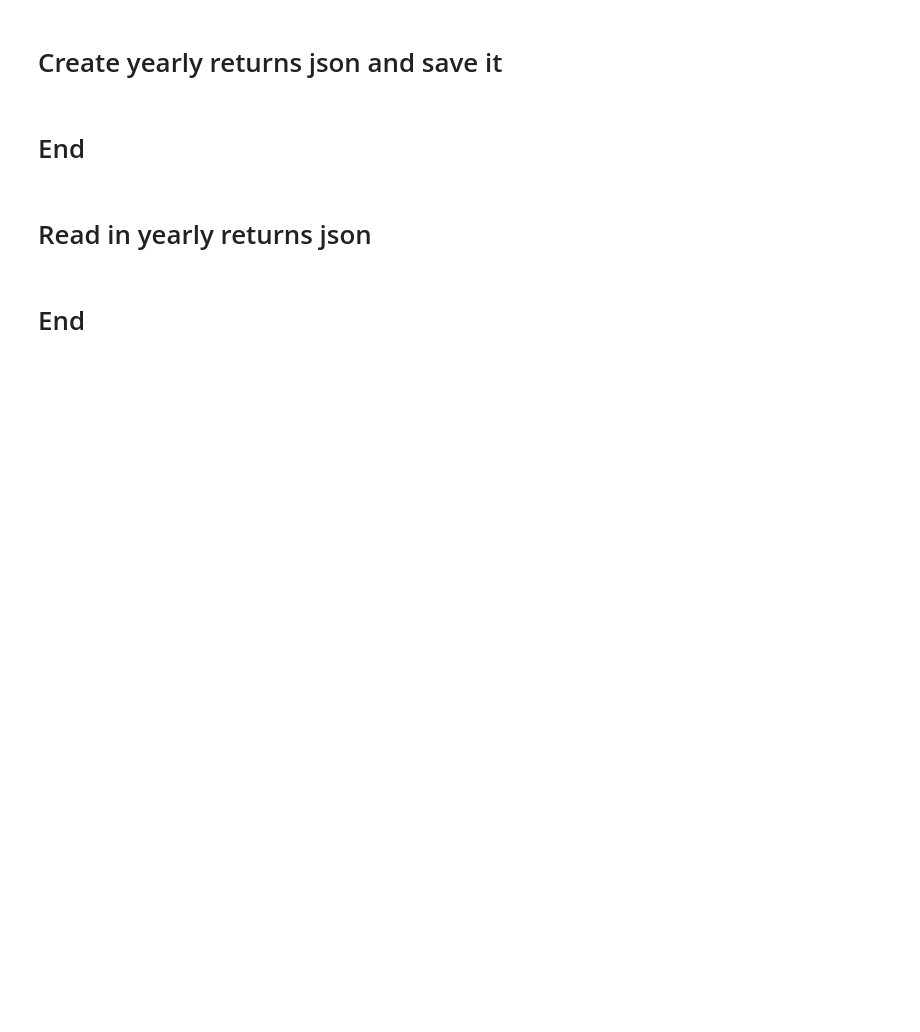
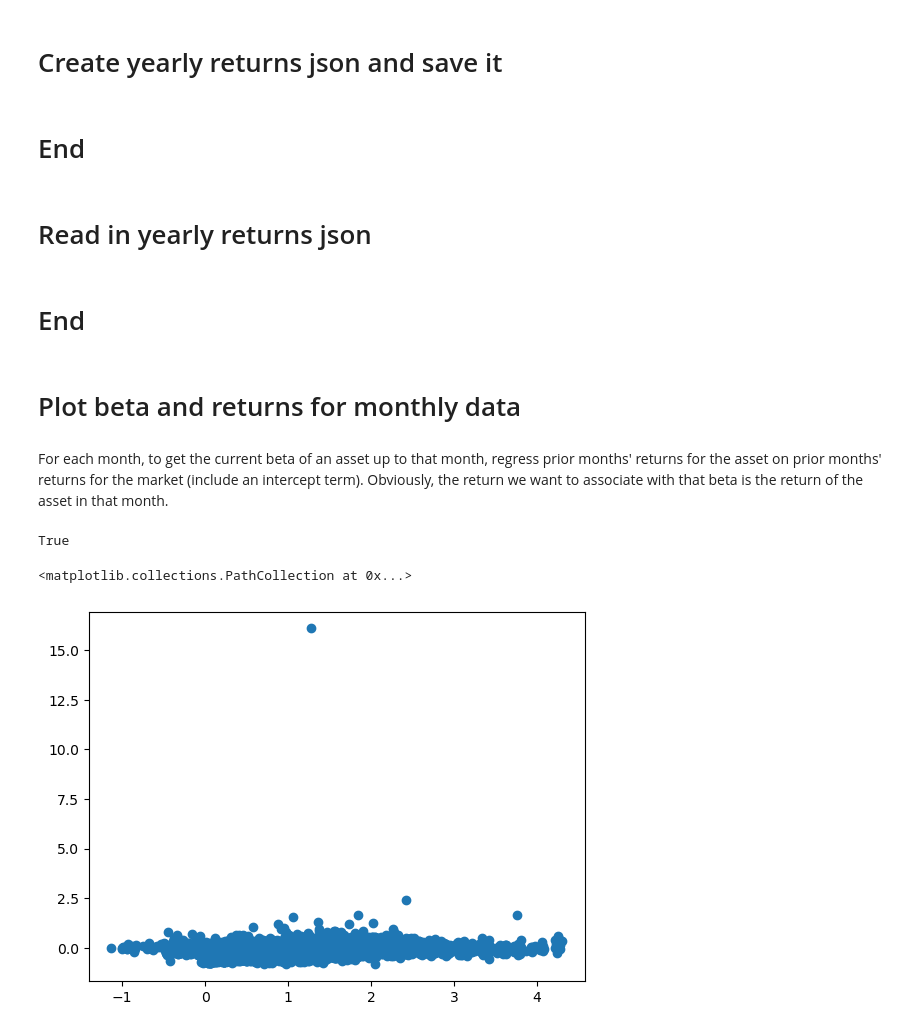
Before and after one commit to ijamil1/factormodels_and_portfolio_optimization, a Jupyter notebook: beta.ipynb, the cells around one changed output. Drawn from its saved outputs; the diff is of its cells as text; code cells hidden in the pictures; blank space fills up the shorter version.

```diff
--- a/beta.ipynb
+++ b/beta.ipynb
@@ -403,14 +281,14 @@ with open('monthly_returns.json', 'w') as fp:
 # %% [markdown]
 # Read in monthly returns json
 # %%
-with open('monthly_returns.json', 'r') as fp:
+with open('data/monthly_returns.json', 'r') as fp:
     monthly_rets = json.load(fp)
 # %% [markdown]
 # End
 # %% [markdown]
 #  Create yearly returns json and save it
 # %%
-yearly_asset_gb = data.groupby(['Year'])
+yearly_asset_gb = assets_data.groupby(['Year'])
 yearly_market_gb = market_df.groupby(['Year'])
 # %%
 yearly_rets = {}
@@ -442,7 +320,11 @@ with open('yearly_returns.json', 'w') as fp:
 # %% [markdown]
 # Read in yearly returns json
 # %%
-with open('yearly_returns.json', 'r') as fp:
+with open('data/yearly_returns.json', 'r') as fp:
     yearly_rets = json.load(fp)
 # %% [markdown]
 # End
+# %% [markdown]
+# Plot beta and returns for monthly data
+# %% [markdown]
+For each month, to get the current beta of an asset up to that month, regress prior months' returns for the asset on prior months' returns for the market (include an intercept term). Obviously, the return we want to associate with that beta is the return of the asset in that month.
@@ -448,0 +369,23 @@ with open('yearly_returns.json', 'r') as fp:
+# %%
+x = [] #beta of equities up to a certain month, m
+y = [] #monthly returns for that same month, m
+
+for s in symbols:
+    for yr in range(2011,2024):
+        if yr < 2023:
+            for month in range(1,13):
+                x.append(monthly_beta_dict[yr][month][s])
+                y.append(monthly_rets[str(yr)][str(month)][s])
+        else:
+            for month in range(1,5):
+                x.append(monthly_beta_dict[yr][month][s])
+                y.append(monthly_rets[str(yr)][str(month)][s])
+# %%
+len(x) == len(y)
+# %% [output]
+True
+# %%
+plt.scatter(x,y)
+# %% [output]
+<matplotlib.collections.PathCollection at 0x...>
+[figure, added]
```
Also changed, not shown: parts of 40 cells of this notebook, 2 other files.
